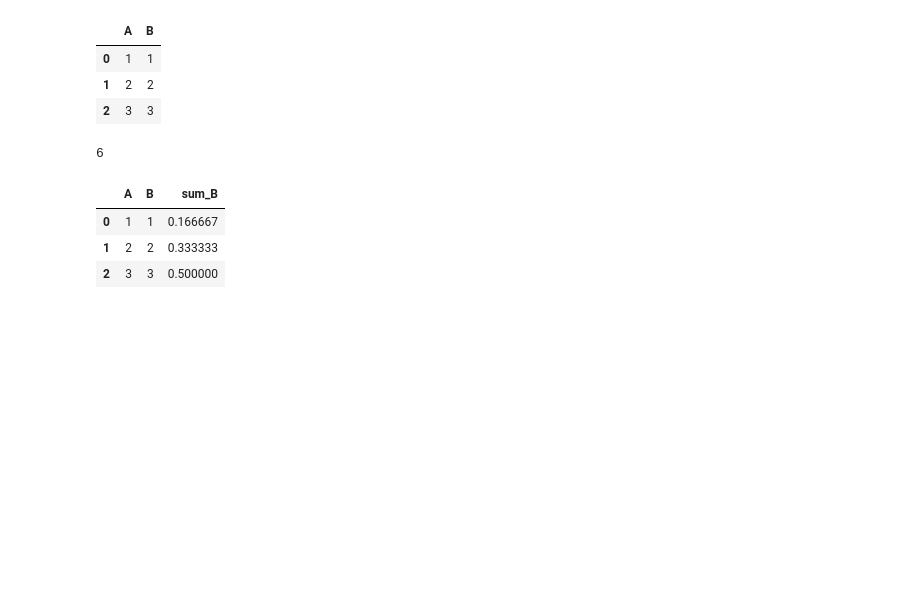
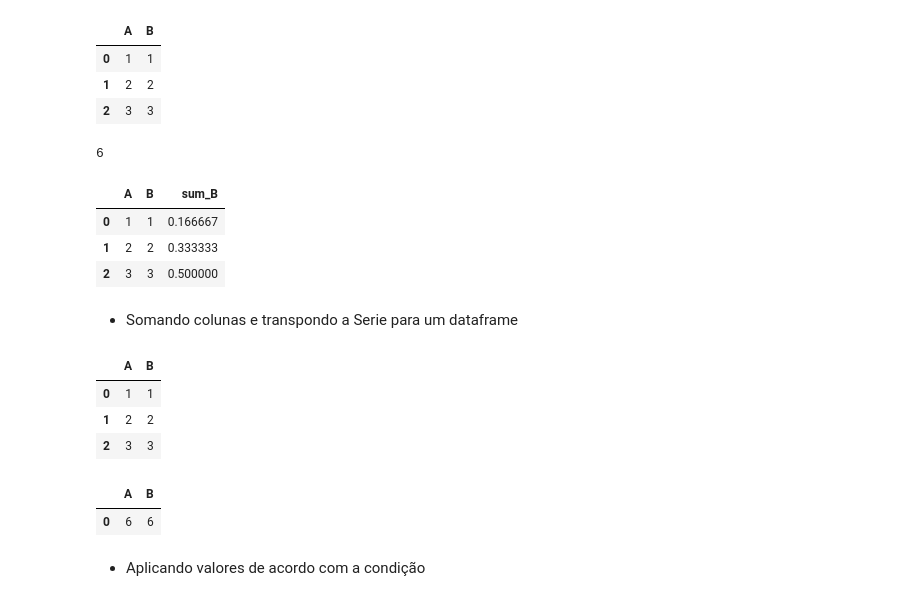
Before and after one commit to alexaugusto23/python_developer, a Jupyter notebook: Planejamento - Lógicas/Scripts e Notebooks/logicas_pyplan.ipynb, the cells around one changed output. Saved outputs shown, nothing was run; the diff lists cells and outputs as text; code cells hidden in the pictures; blank space fills up the shorter version.

```diff
--- a/Planejamento - Lógicas/Scripts e Notebooks/logicas_pyplan.ipynb
+++ b/Planejamento - Lógicas/Scripts e Notebooks/logicas_pyplan.ipynb
@@ -1659,3 +1659,22 @@ _df
 | 0 | 1 | 1 | 0.166667 |
 | 1 | 2 | 2 | 0.333333 |
 | 2 | 3 | 3 | 0.500000 |
+# %% [markdown]
+* Somando colunas e transpondo  a Serie para um dataframe
+# %%
+data = {'A':[1,2,3], 'B':[1,2,3]}
+_df = pd.DataFrame(data)
+_df
+# %% [output]
+|  | A | B |
+| 0 | 1 | 1 |
+| 1 | 2 | 2 |
+| 2 | 3 | 3 |
+# %%
+_df = _df.sum(axis=0).to_frame().T
+_df
+# %% [output]
+|  | A | B |
+| 0 | 6 | 6 |
+# %% [markdown]
+* Aplicando valores de acordo com a condição
```
Also changed, not shown: parts of 5 cells of this notebook.
